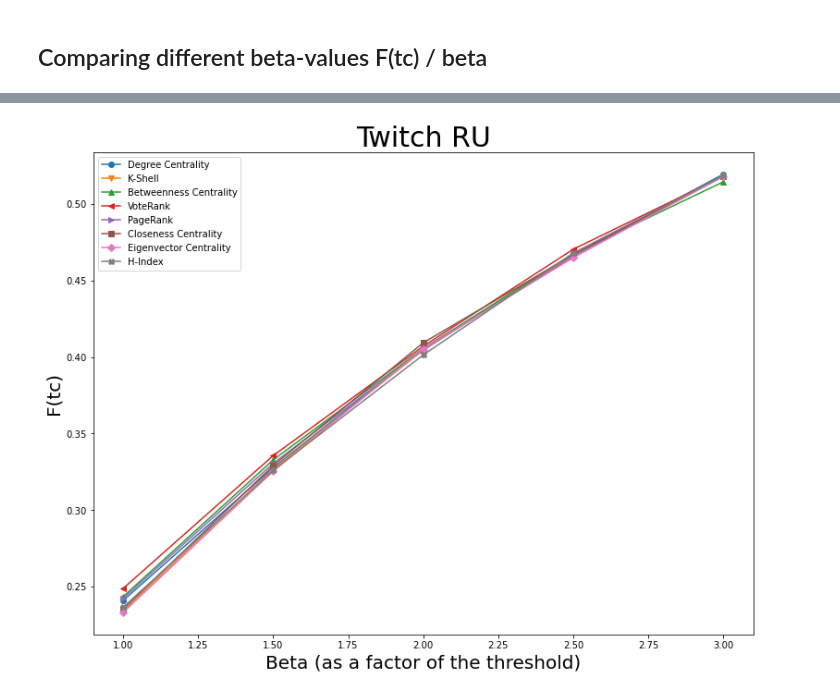
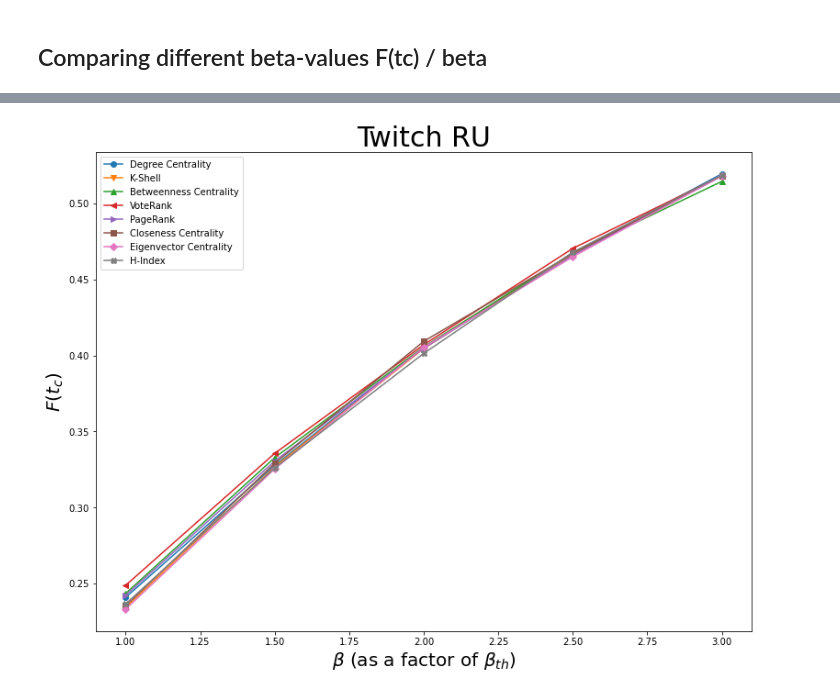
Before and after one commit to Shymsky/Network_Science, a Jupyter notebook: Group_Assignment.ipynb, the cells around one changed output, grey strips where cells are left out. Cells and saved outputs as stored; diff of their text form; code cells hidden in the pictures.

```diff
--- a/Group_Assignment.ipynb
+++ b/Group_Assignment.ipynb
@@ -597,9 +597,9 @@ plot_values(x_DE_varyingb, ys_DE_varyingb, "Twitch DE", False, x_label="Beta (as
 # %%
 # -------------------- Load and plot the values (RU) --------------------
 with open('results//x_RU_varyingb.pickle', 'rb') as handle:
     x_RU_varyingb = pickle.load(handle)
 with open('results//ys_RU_varyingb.pickle', 'rb') as handle:
     ys_RU_varyingb = pickle.load(handle)
-plot_values(x_RU_varyingb, ys_RU_varyingb, "Twitch RU", False, x_label="Beta (as a factor of the threshold)", y_label="F(tc)")
+plot_values(x_RU_varyingb, ys_RU_varyingb, "Twitch RU", False, x_label=r'$\beta$ (as a factor of $\beta_{th}$)', y_label="$F(t_{c})$")
 # %% [output]
-[figure, old version]
+[figure, new version]
```
Also changed, not shown: parts of 5 cells of this notebook.
